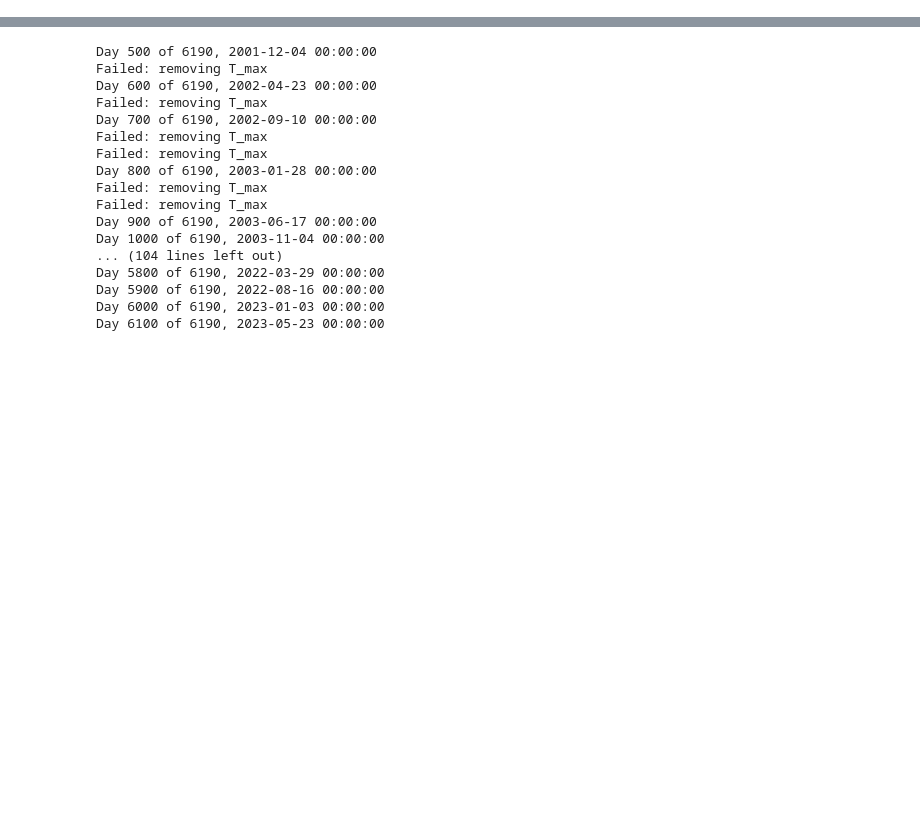
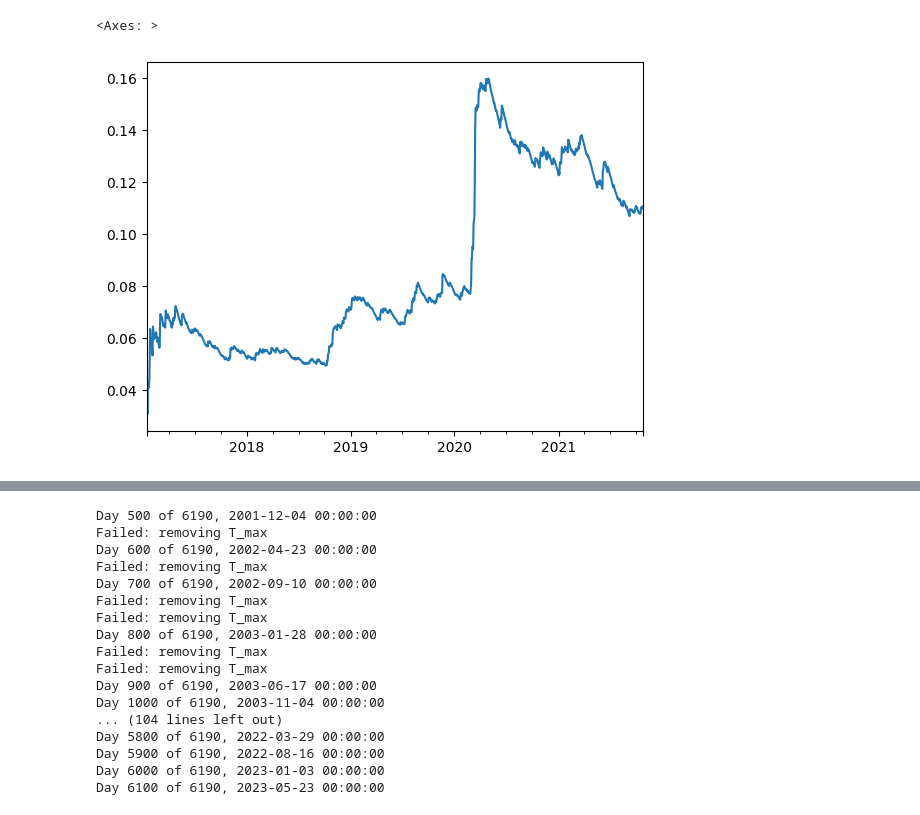
Before and after one commit to cvxgrp/markowitz-reference, a Jupyter notebook: experiments/playground.ipynb, the cells around one changed output, grey strips where cells are left out. Saved outputs shown, nothing was run; the diff lists cells and outputs as text; code cells hidden in the pictures; blank space fills up the shorter version.

```diff
--- a/experiments/playground.ipynb
+++ b/experiments/playground.ipynb
@@ -20,0 +309,16 @@ n_assets = prices.shape[1]
+# %%
+results, duals = run_markowitz(
+            full_markowitz,
+            prices_train,
+            spread_train,
+            volume_train,
+            rf_train,
+            0.1/np.sqrt(252),
+            params2,
+            verbose=True,
+        )
+# %%
+(results.portfolio_returns.ewm(halflife=63).std()*np.sqrt(252)).plot()
+# %% [output]
+<Axes: >
+[figure, added]
```
Also changed, not shown: parts of 28 cells of this notebook, 3 other files.
